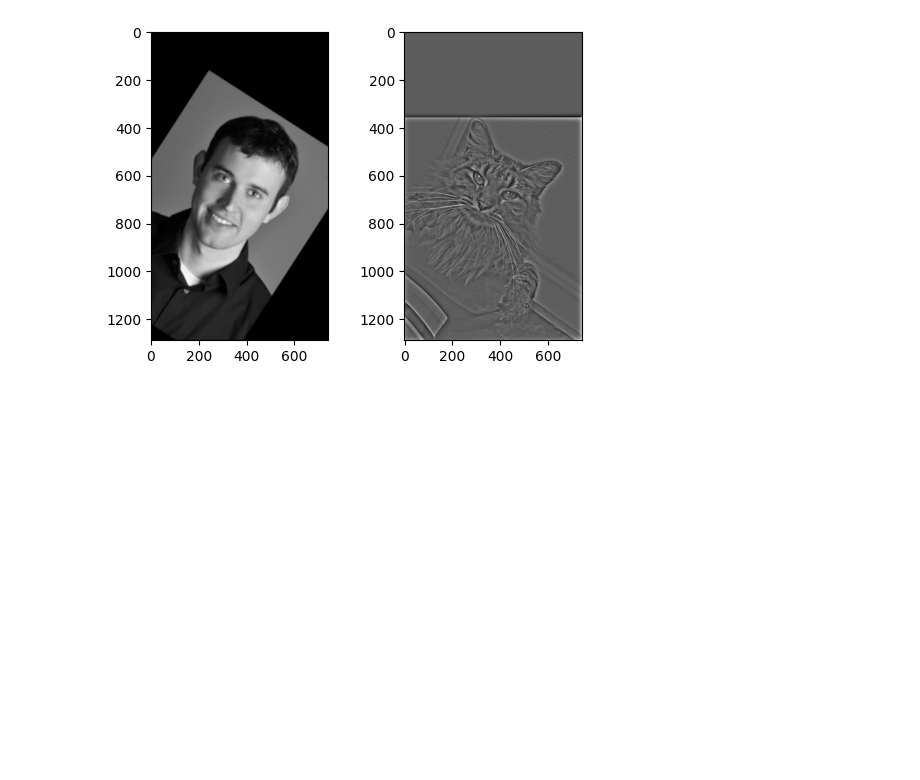
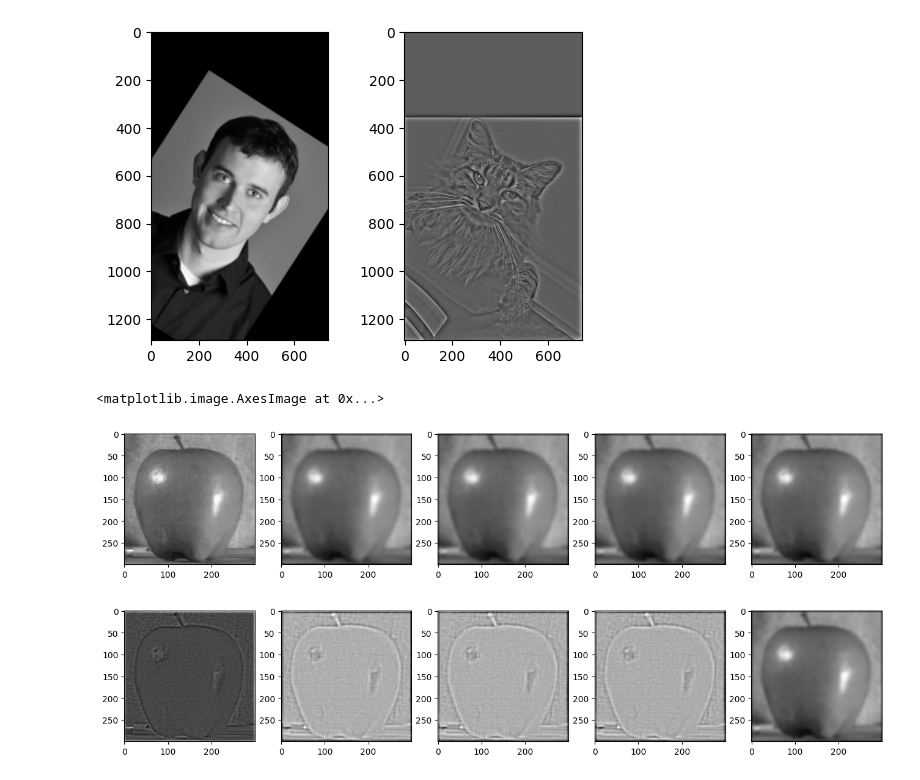
Before and after one commit to hailey-tran-9/cs180-fa23-proj2, a Jupyter notebook: code/main.ipynb, the cells around one changed output. Cells and saved outputs as stored; diff of their text form; code cells hidden in the pictures; blank space fills up the shorter version.

Commit message:
Add gaussian and laplacian stack

```diff
--- a/code/main.ipynb
+++ b/code/main.ipynb
@@ -180,3 +180,47 @@ plt.subplot(122); plt.imshow(hp, cmap="gray")
 # %% [output]
 <matplotlib.image.AxesImage at 0x...>
 [figure]
+# %%
+# Q2.3 - Gaussian and Laplacian Stacks
+%matplotlib inline
+
+apple = rgb2gray(plt.imread('../images/apple.jpeg')/255)
+orange = rgb2gray(plt.imread('../images/orange.jpeg')/255)
+# print(apple.shape, orange.shape)
+
+def gaussian_stack(image):
+    res = [image]
+    sigma = 32
+    while sigma > 2:
+        res.append(signal.convolve2d(image, create_gaussian_kernel(10, sigma), mode="same"))
+        sigma /= 2
+    return res
+
+def laplacian_stack(gauss_stack):
+    res = []
+    for i in range(1, len(gauss_stack)):
+        res.append(gauss_stack[i-1] - gauss_stack[i])
+    res.append(gauss_stack[-1])
+    return res
+# %%
+# Apple stacks
+apple_gauss_stack = gaussian_stack(apple)
+apple_laplacian_stack = laplacian_stack(apple_gauss_stack)
+
+plt.figure(figsize=(16, 4))
+plt.subplot(151); plt.imshow(apple_gauss_stack[0], cmap="gray")
+plt.subplot(152); plt.imshow(apple_gauss_stack[1], cmap="gray")
+plt.subplot(153); plt.imshow(apple_gauss_stack[2], cmap="gray")
+plt.subplot(154); plt.imshow(apple_gauss_stack[3], cmap="gray")
+plt.subplot(155); plt.imshow(apple_gauss_stack[4], cmap="gray")
+
+plt.figure(figsize=(16, 4))
+plt.subplot(151); plt.imshow(apple_laplacian_stack[0], cmap="gray")
+plt.subplot(152); plt.imshow(apple_laplacian_stack[1], cmap="gray")
+plt.subplot(153); plt.imshow(apple_laplacian_stack[2], cmap="gray")
+plt.subplot(154); plt.imshow(apple_laplacian_stack[3], cmap="gray")
+plt.subplot(155); plt.imshow(apple_laplacian_stack[4], cmap="gray")
+# %% [output]
+<matplotlib.image.AxesImage at 0x...>
+[figure, added]
+[figure, added]
```
Also changed, not shown: parts of 5 cells of this notebook, 2 other files.
